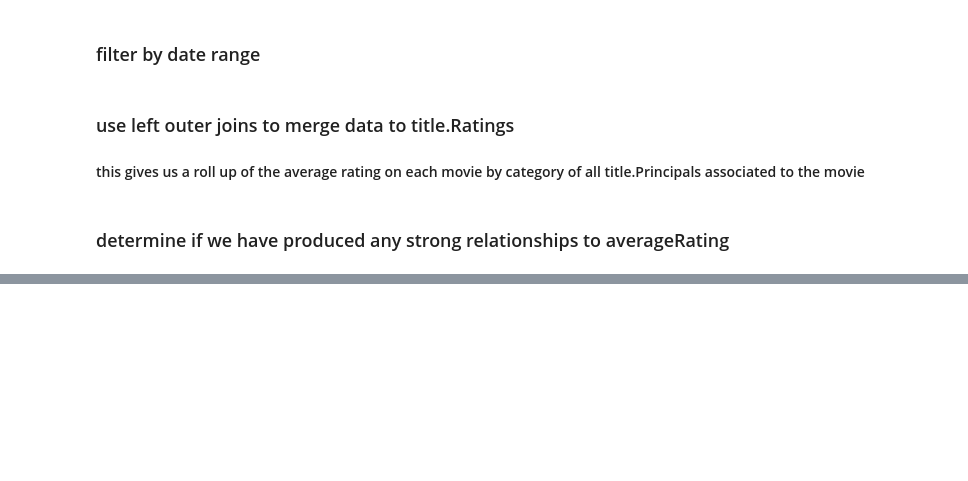
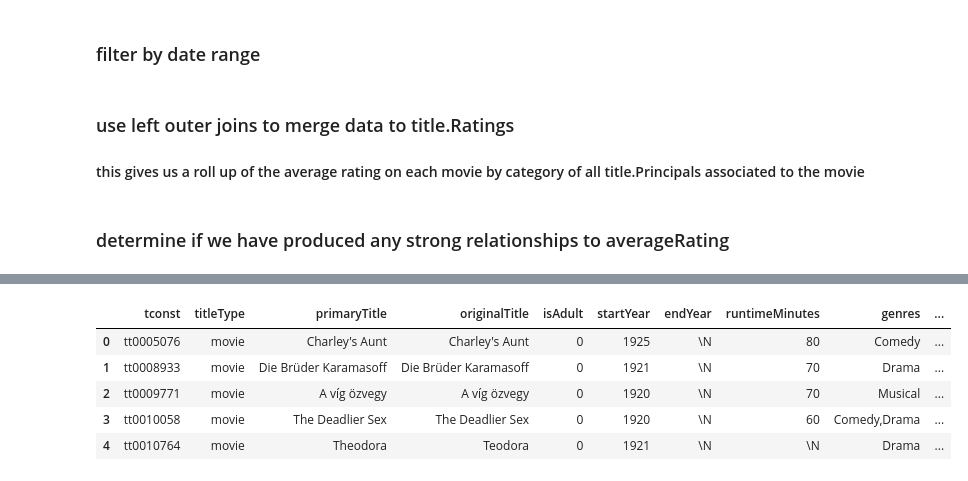
Before and after one commit to dniedermier-cscc/Scrum-Lords-Capstone-2018, a Jupyter notebook: IMDB/Working Notebooks/IMDB_Capstone_DN - Explore Data.ipynb, the cells around one changed output, grey strips where cells are left out. Saved outputs shown, nothing was run; the diff lists cells and outputs as text; code cells hidden in the pictures; blank space fills up the shorter version.

```diff
--- a/IMDB/Working Notebooks/IMDB_Capstone_DN - Explore Data.ipynb
+++ b/IMDB/Working Notebooks/IMDB_Capstone_DN - Explore Data.ipynb
@@ -417,2 +486,10 @@ dtype: int64
 # %%
-myData.to_csv('myData.csv')
+#myData.to_csv('myData.csv')
+myData.head(5)
+# %% [output]
+|  | tconst | titleType | primaryTitle | originalTitle | isAdult | startYear | endYear | runtimeMinutes | genres | ... |
+| 0 | tt0005076 | movie | Charley's Aunt | Charley's Aunt | 0 | 1925 | \N | 80 | Comedy | ... |
+| 1 | tt0008933 | movie | Die Brüder Karamasoff | Die Brüder Karamasoff | 0 | 1921 | \N | 70 | Drama | ... |
+| 2 | tt0009771 | movie | A víg özvegy | A víg özvegy | 0 | 1920 | \N | 70 | Musical | ... |
+| 3 | tt0010058 | movie | The Deadlier Sex | The Deadlier Sex | 0 | 1920 | \N | 60 | Comedy,Drama | ... |
+| 4 | tt0010764 | movie | Theodora | Teodora | 0 | 1921 | \N | \N | Drama | ... |
```
Also changed, not shown: parts of 15 cells of this notebook.
